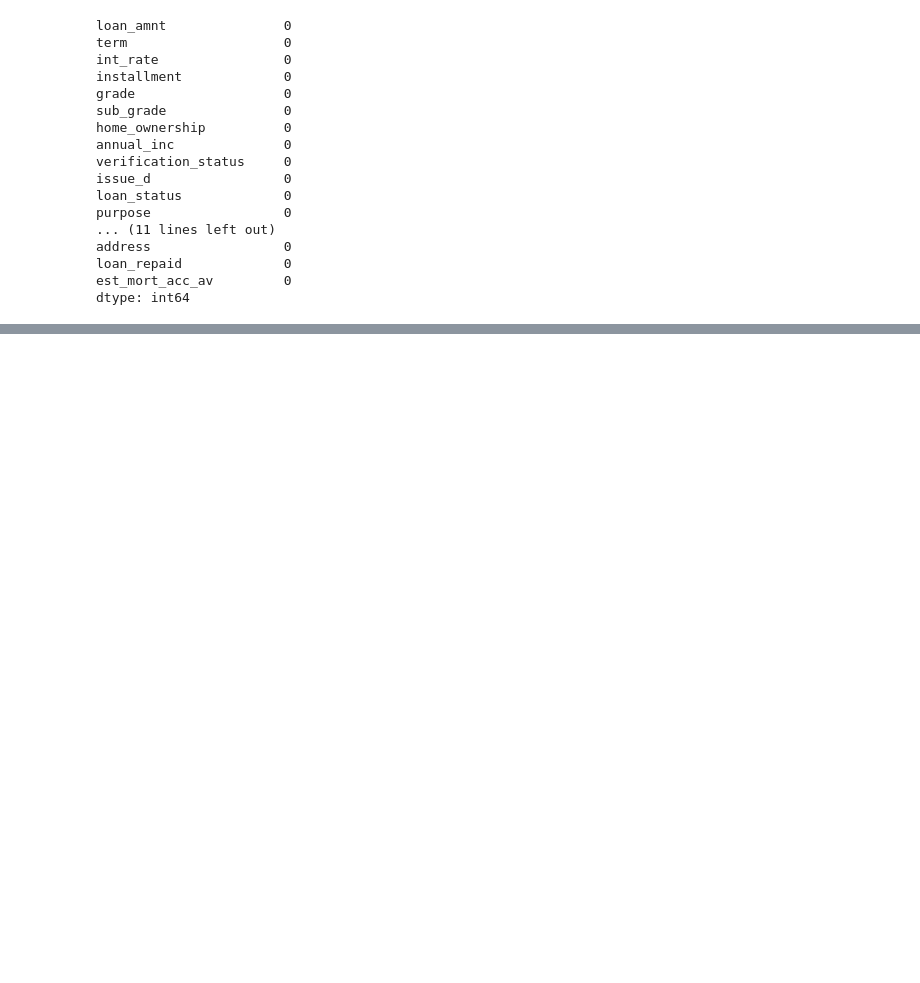
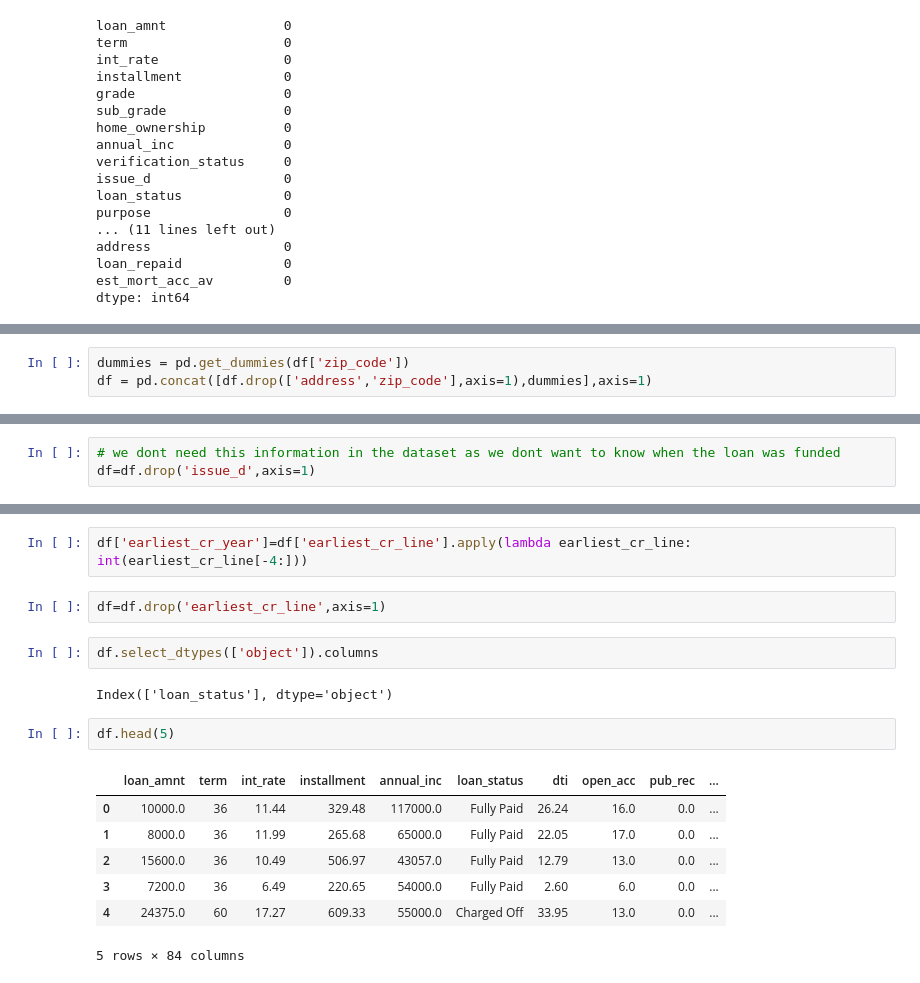
Before and after one commit to Greveley/MLProjects, a Jupyter notebook: LoanReturnClassifier/DataPreproc.ipynb, the cells around one changed output, grey strips where cells are left out. Drawn from its saved outputs; the diff is of its cells as text; blank space fills up the shorter version.

```diff
--- a/LoanReturnClassifier/DataPreproc.ipynb
+++ b/LoanReturnClassifier/DataPreproc.ipynb
@@ -400,0 +536,3 @@ dtype: int64
+# %%
+dummies = pd.get_dummies(df['zip_code'])
+df = pd.concat([df.drop(['address','zip_code'],axis=1),dummies],axis=1)
@@ -400,0 +549,3 @@ dtype: int64
+# %%
+# we dont need this information in the dataset as we dont want to know when the loan was funded
+df=df.drop('issue_d',axis=1)
@@ -400,0 +572,18 @@ dtype: int64
+# %%
+df['earliest_cr_year']=df['earliest_cr_line'].apply(lambda earliest_cr_line: int(earliest_cr_line[-4:]))
+# %%
+df=df.drop('earliest_cr_line',axis=1)
+# %%
+df.select_dtypes(['object']).columns
+# %% [output]
+Index(['loan_status'], dtype='object')
+# %%
+df.head(5)
+# %% [output]
+|  | loan_amnt | term | int_rate | installment | annual_inc | loan_status | dti | open_acc | pub_rec | ... |
+| 0 | 10000.0 | 36 | 11.44 | 329.48 | 117000.0 | Fully Paid | 26.24 | 16.0 | 0.0 | ... |
+| 1 | 8000.0 | 36 | 11.99 | 265.68 | 65000.0 | Fully Paid | 22.05 | 17.0 | 0.0 | ... |
+| 2 | 15600.0 | 36 | 10.49 | 506.97 | 43057.0 | Fully Paid | 12.79 | 13.0 | 0.0 | ... |
+| 3 | 7200.0 | 36 | 6.49 | 220.65 | 54000.0 | Fully Paid | 2.60 | 6.0 | 0.0 | ... |
+| 4 | 24375.0 | 60 | 17.27 | 609.33 | 55000.0 | Charged Off | 33.95 | 13.0 | 0.0 | ... |
+5 rows × 84 columns
```
Also changed, not shown: parts of 41 cells of this notebook, 1 other file.
